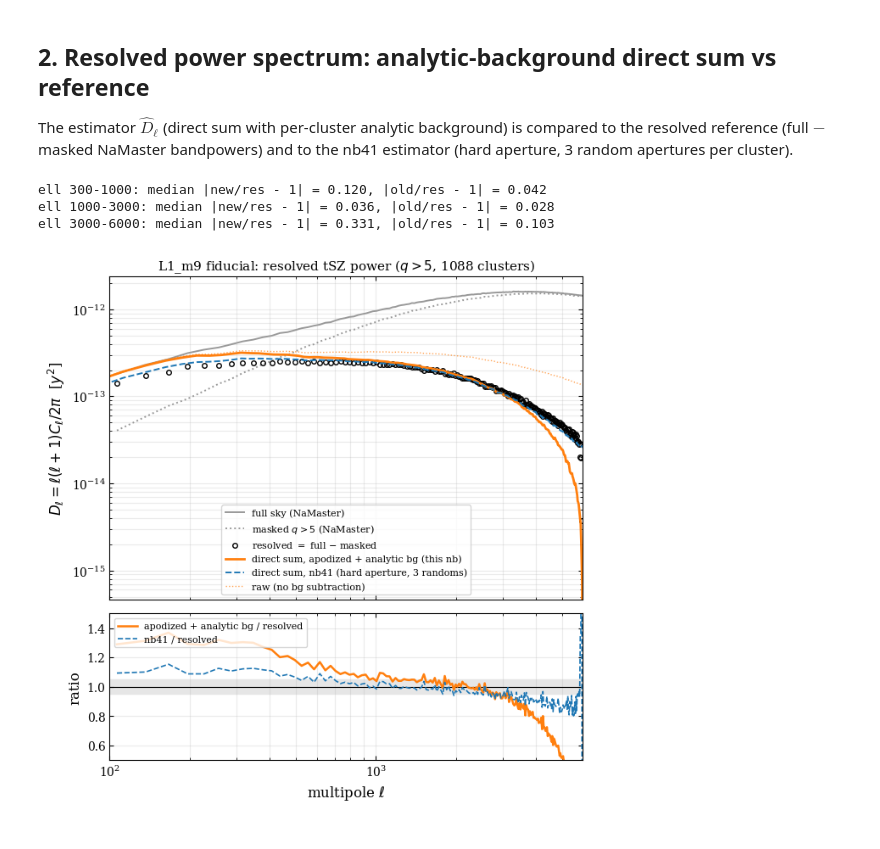
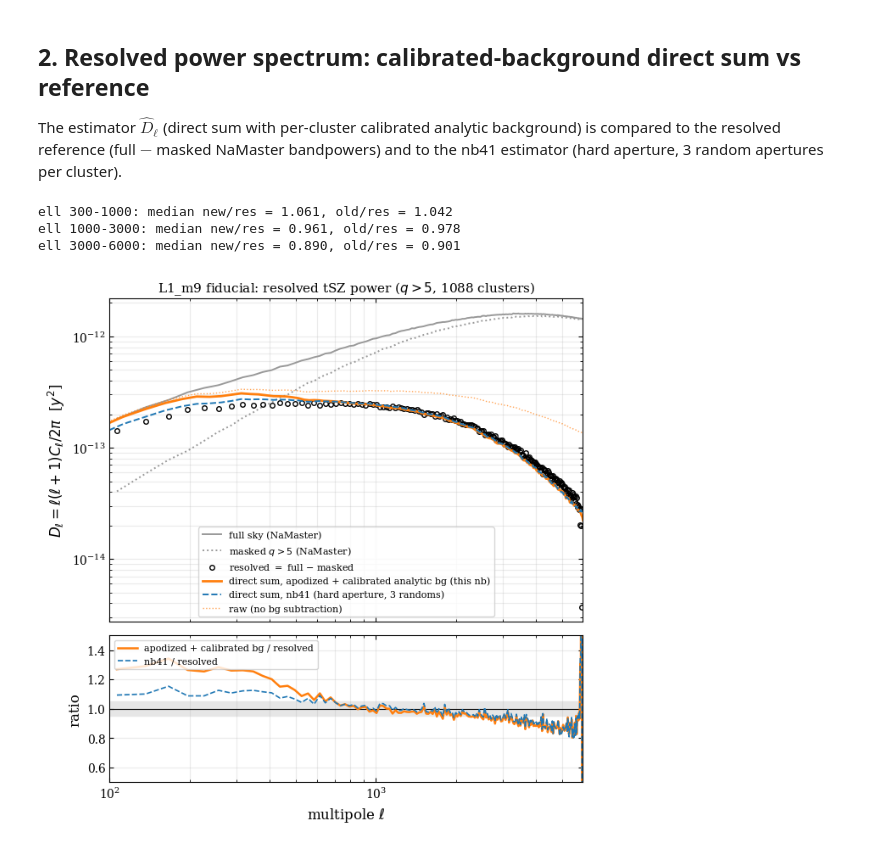
Before and after one commit to licongxu/flamingo_repo, a Jupyter notebook: notebooks/44_resolved_tsz_ps_analytic_bg.ipynb, the cells around one changed output. Drawn from its saved outputs; the diff is of its cells as text; code cells hidden in the pictures.

```diff
--- a/notebooks/44_resolved_tsz_ps_analytic_bg.ipynb
+++ b/notebooks/44_resolved_tsz_ps_analytic_bg.ipynb
@@ -105,33 +114,0 @@ standard error and the median are shown.
-# %%
-ens = np.load(ENS_NPZ)
-ell_st = ens["ell_b"]
-theta = ens["theta500_arcmin"]
-nodes = np.unique(theta)
-
-REBIN = 4  # 25 -> 100 wide ell bins for display
-def rebin(a):
-    n = a.shape[-1] // REBIN * REBIN
-    return a[..., :n].reshape(*a.shape[:-1], -1, REBIN).mean(axis=-1)
-
-ell_rb = rebin(ell_st)
-sel_rb = (ell_rb > ELL_MIN) & (ell_rb < 6000)
-
-ratios, ratio_err, med_ratios = [], [], []
-for node in nodes:
-    m = theta == node
-    meas = rebin(ens["abs_y2"][m])
-    pred = rebin(ens["bg_pred"][m][0])[None, :]
-    r = meas / pred
-    ratios.append(r.mean(axis=0))
-    ratio_err.append(r.std(axis=0) / np.sqrt(m.sum()))
-    med_ratios.append(np.median(r, axis=0))
-ratios, ratio_err, med_ratios = map(np.array, (ratios, ratio_err, med_ratios))
-
-glob_mean = ratios[:, sel_rb].mean()
-glob_sem = ratios[:, sel_rb].std() / np.sqrt(ratios[:, sel_rb].size)
-glob_med = np.median(med_ratios[:, sel_rb])
-print(f"global mean meas/pred ({ELL_MIN}<ell<6000): {glob_mean:.3f} +- {glob_sem:.3f}")
-print(f"global median: {glob_med:.3f}")
-for i, node in enumerate(nodes):
-    print(f"  theta500 = {node:6.2f}': mean = {ratios[i, sel_rb].mean():.3f} "
-          f"+- {ratio_err[i, sel_rb].mean():.3f}, median = {np.median(med_ratios[i, sel_rb]):.3f}")
@@ -199,9 +221,9 @@ plt.show()
 # %% [markdown]
-## 2. Resolved power spectrum: analytic-background direct sum vs reference
+## 2. Resolved power spectrum: calibrated-background direct sum vs reference
 
-The estimator $\hat D_\ell$ (direct sum with per-cluster analytic background) is compared
-to the resolved reference (full $-$ masked NaMaster bandpowers) and to the nb41 estimator
-(hard aperture, 3 random apertures per cluster).
+The estimator $\hat D_\ell$ (direct sum with per-cluster calibrated analytic background)
+is compared to the resolved reference (full $-$ masked NaMaster bandpowers) and to the
+nb41 estimator (hard aperture, 3 random apertures per cluster).
 # %%
 st = np.load(APOD_NPZ)
 ell_st = st["ell_b"]
@@ -210,8 +232,9 @@ n_cl = st["abs_y2"].shape[0]
 pw = hp.pixwin(NSIDE, lmax=int(ell_st[-1]) + 20)
 pw_st = np.interp(ell_st, np.arange(pw.size), pw)
 
+bg_i = bg_cal(st["bg_pred"], st["w2"])
 fac = ell_st * (ell_st + 1.0) / (2.0 * np.pi)
-dl_new = fac * (st["abs_y2"] - st["bg_pred"]).sum(axis=0) / (4.0 * np.pi) / pw_st**2
+dl_new = fac * (st["abs_y2"] - bg_i).sum(axis=0) / (4.0 * np.pi) / pw_st**2
 dl_raw = fac * st["abs_y2"].sum(axis=0) / (4.0 * np.pi) / pw_st**2
 
 old = np.load(OLD_NPZ)
@@ -238,12 +261,12 @@ dl_res_n = dl_resolved[sel_nmt]
 
 for lo, hi in ((300, 1000), (1000, 3000), (3000, 6000)):
     b = (ell_n >= lo) & (ell_n < hi)
-    print(f"ell {lo}-{hi}: median |new/res - 1| = {np.median(np.abs(dl_new_n[b]/dl_res_n[b]-1)):.3f}, "
-          f"|old/res - 1| = {np.median(np.abs(dl_old_n[b]/dl_res_n[b]-1)):.3f}")
+    print(f"ell {lo}-{hi}: median new/res = {np.median(dl_new_n[b]/dl_res_n[b]):.3f}, "
+          f"old/res = {np.median(dl_old_n[b]/dl_res_n[b]):.3f}")
 # %% [output]
-ell 300-1000: median |new/res - 1| = 0.120, |old/res - 1| = 0.042
-ell 1000-3000: median |new/res - 1| = 0.036, |old/res - 1| = 0.028
-ell 3000-6000: median |new/res - 1| = 0.331, |old/res - 1| = 0.103
+ell 300-1000: median new/res = 1.061, old/res = 1.042
+ell 1000-3000: median new/res = 0.961, old/res = 0.978
+ell 3000-6000: median new/res = 0.890, old/res = 0.901
 # %%
 fig, (ax, axr) = plt.subplots(
     2, 1, figsize=(7.2, 7.4), sharex=True,
@@ -252,33 +275,33 @@ fig, (ax, axr) = plt.subplots(
 
 ax.loglog(ellb_nmt[sel_nmt], dl_full[sel_nmt], color="0.6", lw=1.4, label="full sky (NaMaster)")
 ax.loglog(ellb_nmt[sel_nmt], dl_masked[sel_nmt], color="0.6", lw=1.4, ls=":",
           label=r"masked $q>5$ (NaMaster)")
 ax.loglog(ell_n, dl_res_n, "o", ms=4, mfc="none", color="k",
           label=r"resolved $=$ full $-$ masked")
 ax.loglog(ell_st, dl_new, color="C1", lw=2.0,
-          label="direct sum, apodized + analytic bg (this nb)")
+          label="direct sum, apodized + calibrated analytic bg (this nb)")
 ax.loglog(ell_old, dl_old, color="C0", lw=1.4, ls="--",
           label="direct sum, nb41 (hard aperture, 3 randoms)")
 ax.loglog(ell_st, dl_raw, color="C1", lw=1.0, ls=":", alpha=0.7, label="raw (no bg subtraction)")
 ax.set_ylabel(r"$D_\ell = \ell(\ell+1)C_\ell/2\pi$  [$y^2$]")
 ax.set_title(f"L1_m9 fiducial: resolved tSZ power ($q>5$, {n_cl} clusters)")
 ax.legend(loc="lower center", frameon=True, fontsize=8)
 ax.grid(True, which="both", alpha=0.25)
 
 axr.axhline(1.0, color="k", lw=0.8)
 axr.axhspan(0.95, 1.05, color="0.9", zorder=0)
 axr.semilogx(ell_n, dl_new_n / dl_res_n, color="C1", lw=1.8,
-             label="apodized + analytic bg / resolved")
+             label="apodized + calibrated bg / resolved")
 axr.semilogx(ell_n, dl_old_n / dl_res_n, color="C0", lw=1.2, ls="--", label="nb41 / resolved")
 axr.set_xlim(ELL_MIN, 6000)
 axr.set_ylim(0.5, 1.5)
 axr.set_xlabel(r"multipole $\ell$")
 axr.set_ylabel("ratio")
 axr.legend(loc="upper left", frameon=True, fontsize=8)
 axr.grid(True, which="both", alpha=0.25)
 
 for ext in ("pdf", "png"):
     fig.savefig(FIG_DIR / f"resolved_ps_analytic_bg.{ext}", bbox_inches="tight")
 plt.show()
 # %% [output]
-[figure, old version]
+[figure, new version]
```
Also changed, not shown: parts of 10 cells of this notebook, 43 other files.
